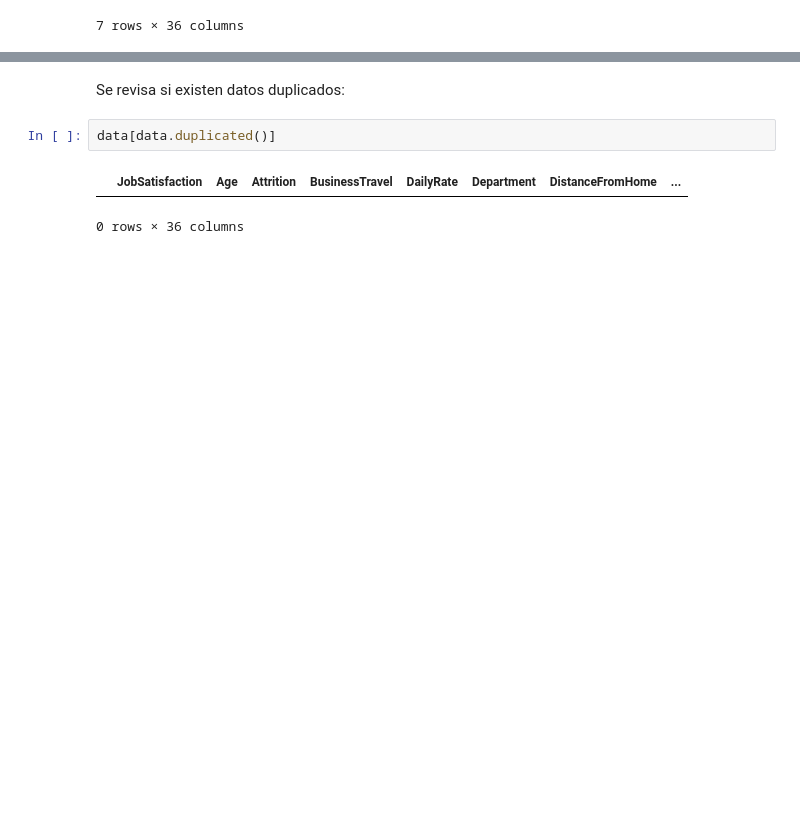
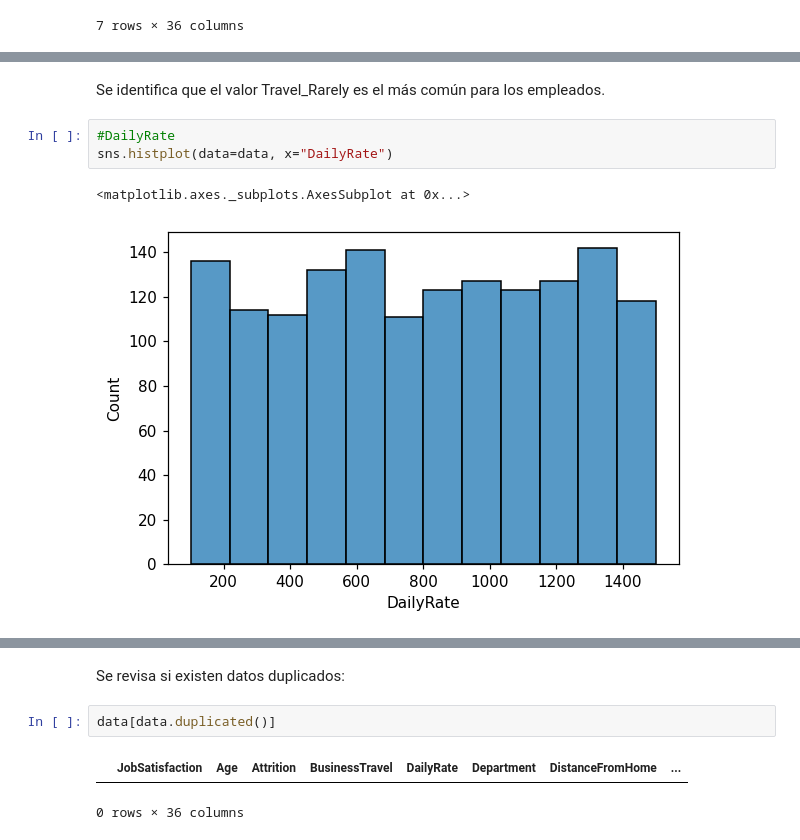
Before and after one commit to davidpolme/Taller3-DataScience, a Jupyter notebook: CDA_Taller3.ipynb, the cells around one changed output, grey strips where cells are left out. Drawn from its saved outputs; the diff is of its cells as text; blank space fills up the shorter version.

```diff
--- a/CDA_Taller3.ipynb
+++ b/CDA_Taller3.ipynb
@@ -300,0 +352,8 @@ data[data['StandardHours'].isnull()]
+# %% [markdown]
+Se identifica que el valor Travel_Rarely es el más común para los empleados.
+# %%
+#DailyRate
+sns.histplot(data=data, x="DailyRate")
+# %% [output]
+<matplotlib.axes._subplots.AxesSubplot at 0x...>
+[figure, added]
```
Also changed, not shown: parts of 38 cells of this notebook.
